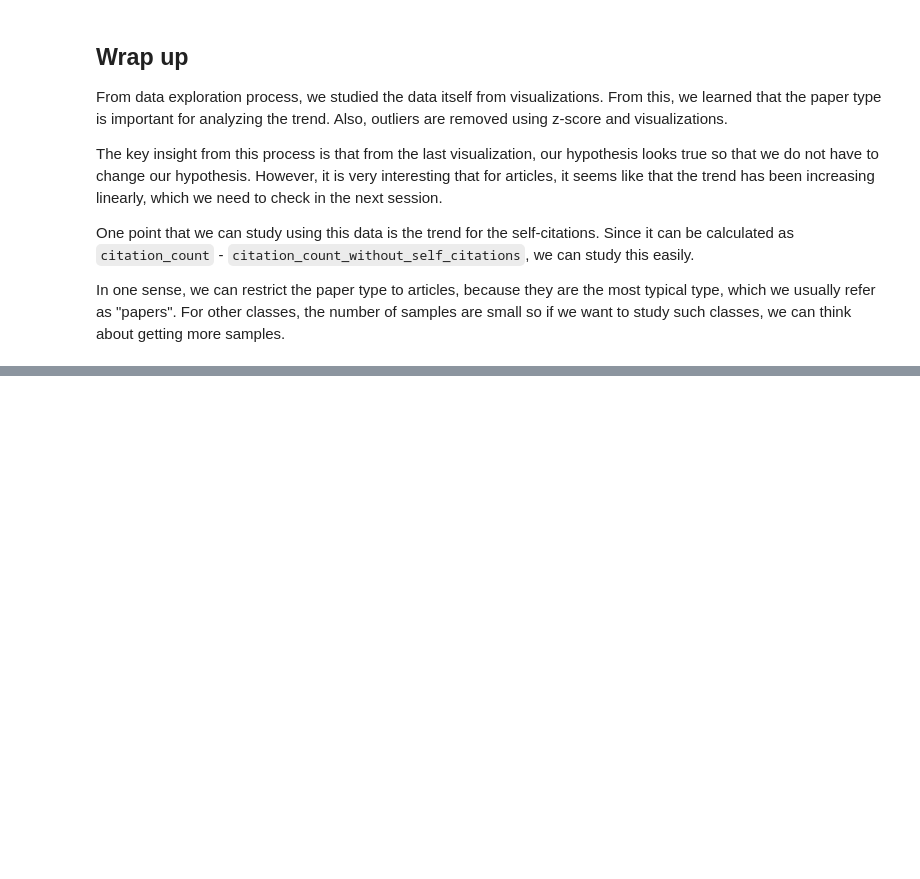
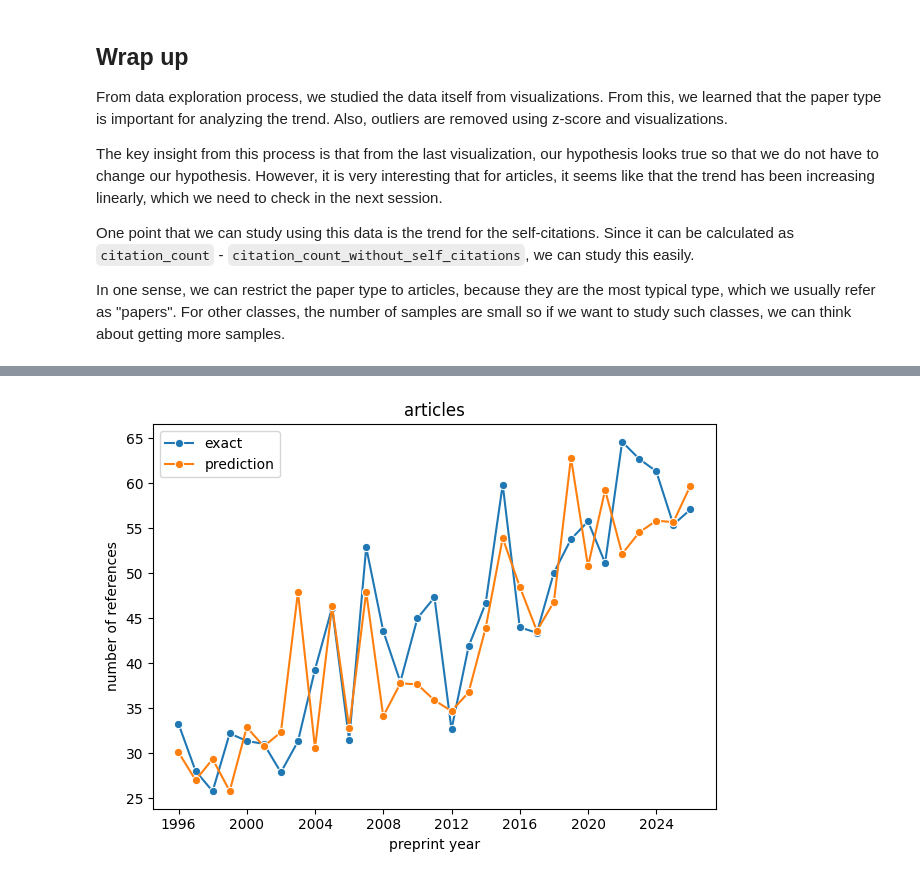
Before and after one commit to hyunwoooh5/reference-inflation, a Jupyter notebook: notebook/notebook.ipynb, the cells around one changed output, grey strips where cells are left out. Drawn from its saved outputs; the diff is of its cells as text; code cells hidden in the pictures; blank space fills up the shorter version.

```diff
--- a/notebook/notebook.ipynb
+++ b/notebook/notebook.ipynb
@@ -519,0 +938,16 @@ In one sense, we can restrict the paper type to articles, because they are the m
+# %%
+df_article1 = pd.DataFrame({'preprint_date': test_date, 'number_of_references':y_test_article}).set_index('preprint_date')
+df_article2 = pd.DataFrame({'preprint_date': test_date, 'number_of_references':y_test_article_pred}).set_index('preprint_date')
+
+yearly_avg_test = df_article1['number_of_references'].resample('YE').mean()
+yearly_avg_pred = df_article2['number_of_references'].resample('YE').mean()
+
+plt.title('articles')
+sns.lineplot(yearly_avg_test, marker='o', label='exact')
+sns.lineplot(yearly_avg_pred, marker='o', label='prediction')
+plt.xlabel('preprint year')
+plt.ylabel('number of references')
+plt.tight_layout()
+plt.show()
+# %% [output]
+[figure, added]
```
Also changed, not shown: parts of 38 cells of this notebook, 3 other files.
